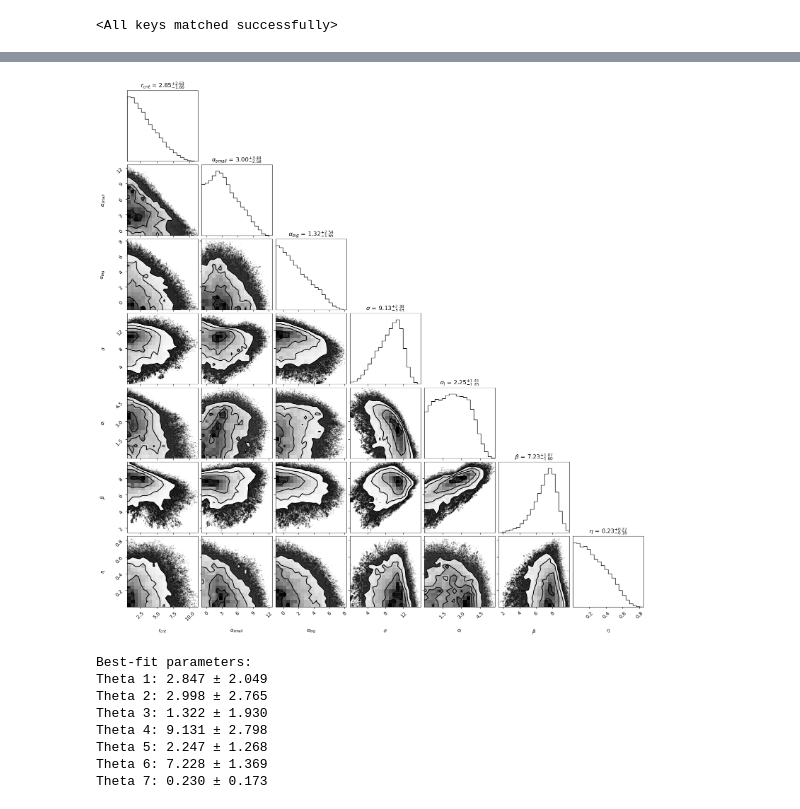
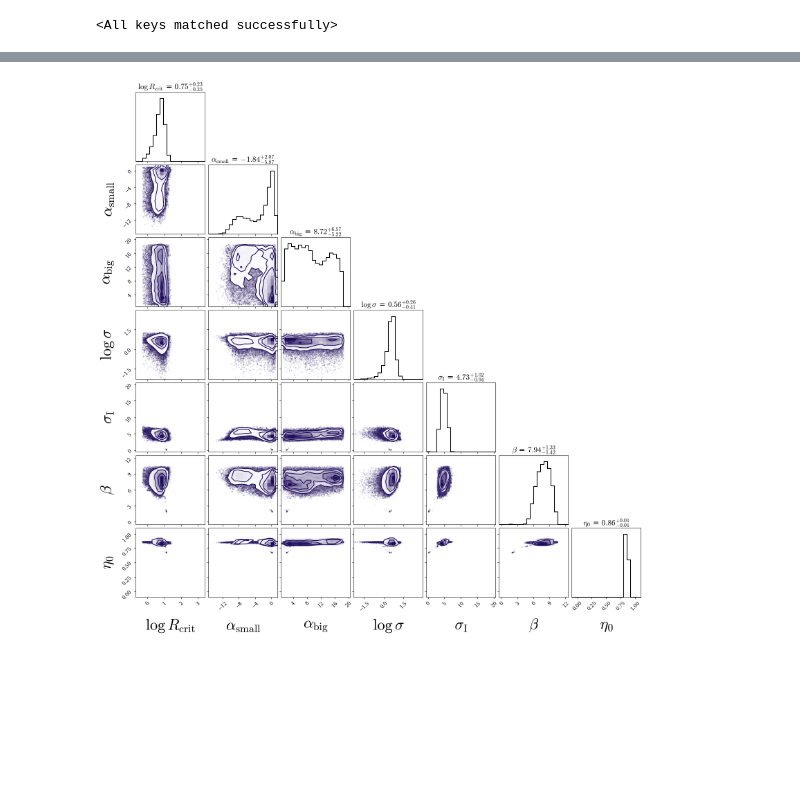
Before and after one commit to vtardugno/planet_pops, a Jupyter notebook: notebooks/emcee_sampling.ipynb, the cells around one changed output, grey strips where cells are left out. Drawn from its saved outputs; the diff is of its cells as text; code cells hidden in the pictures; blank space fills up the shorter version.

```diff
--- a/notebooks/emcee_sampling.ipynb
+++ b/notebooks/emcee_sampling.ipynb
@@ -142,22 +300,68 @@ Running MCMC...
 # %%
 import matplotlib.pyplot as plt
 import corner
+import numpy as np
+from matplotlib import rcParams
 
-# Get the MCMC samples (discarding burn-in and thinning)
-samples = sampler.get_chain(discard=1000, thin=10, flat=True)
+rcParams.update({
+    "font.family": "serif",
+    "mathtext.fontset": "cm",
+    "text.latex.preamble": r'\usepackage{cmunitx}'
+})
 
-# Make a corner plot
-labels = [r"$r_{crit}$",r"$\alpha_{small}$",r"$\alpha_{big}$",r"$\sigma$",r"$\sigma_i$",r"$\beta$",r"$\eta$"]
-corner.corner(samples, labels=labels, show_titles=True)
-plt.show()
+output_file = "mcmc_chain.h5"
+backend = emcee.backends.HDFBackend(output_file)
+samples = backend.get_chain(discard=100, thin=10, flat=True)
+#samples = sampler.get_chain(discard=100, thin=10, flat=True)
 
-# Compute best-fit parameters
+samples_logplot = np.copy(samples)
+samples_logplot[:, 0] = np.log10(samples_logplot[:, 0])  # log10(R_crit)
+samples_logplot[:, 3] = np.log10(samples_logplot[:, 3])  # log10(sigma)
+
+labels = [
+    r"$\log R_{\text{crit}}$",
+    r"$\alpha_{\text{small}}$",
+    r"$\alpha_{\text{big}}$",
+    r"$\log \sigma$",
+    r"$\sigma_\text{I}$",
+    r"$\beta$",
+    r"$\eta_{0}$"
+]
+
+prior_ranges = [
+    [np.log(0.5), np.log(30)],
+    [-15.5, 1.5],
+    [0.5, 20.5],
+    [np.log(0.1), np.log(20)],
+    [-0.5, 20.5],
+    [-0.5, 12.5],
+    [-0.1, 1.1],
+]
+
+# Plot corner plot
+fig = corner.corner(
+    samples_logplot,
+    labels=labels,
+    color="#1f0d5b",
+    alpha=0.9,
+    show_titles=True,
+    range=prior_ranges,
+    title_kwargs={"fontsize": 16},
+    label_kwargs={"fontsize": 32},
+    hist_kwargs={
+        "color": "black",
+        "fill": False,
+        "linewidth": 1.5,
+    },
+    tick_kwargs={"labelsize": 14}
+)
+
 theta_median = np.median(samples, axis=0)
 theta_std = np.std(samples, axis=0)
 
-print("Best-fit parameters:")
-for i, (median, std) in enumerate(zip(theta_median, theta_std)):
-    print(f"Theta {i+1}: {median:.3f} ± {std:.3f}")
+# print("Best-fit parameters:")
+# for i, (median, std) in enumerate(zip(theta_median, theta_std)):
+#     print(f"Theta {i+1}: {median:.3f} ± {std:.3f}")
 
-plt.savefig("corner_plot_emcee.png")
+plt.savefig("corner_plot.png", bbox_inches="tight")
 # %% [output]
@@ -164,12 +369,4 @@ plt.savefig("corner_plot_emcee.png")
-[figure, old version]
+[figure, new version]
-Best-fit parameters:
-Theta 1: 2.847 ± 2.049
-Theta 2: 2.998 ± 2.765
-Theta 3: 1.322 ± 1.930
-Theta 4: 9.131 ± 2.798
-Theta 5: 2.247 ± 1.268
-Theta 6: 7.228 ± 1.369
-Theta 7: 0.230 ± 0.173
 # %%
 import matplotlib.pyplot as plt
 import numpy as np
```
Also changed, not shown: parts of 15 cells of this notebook.
